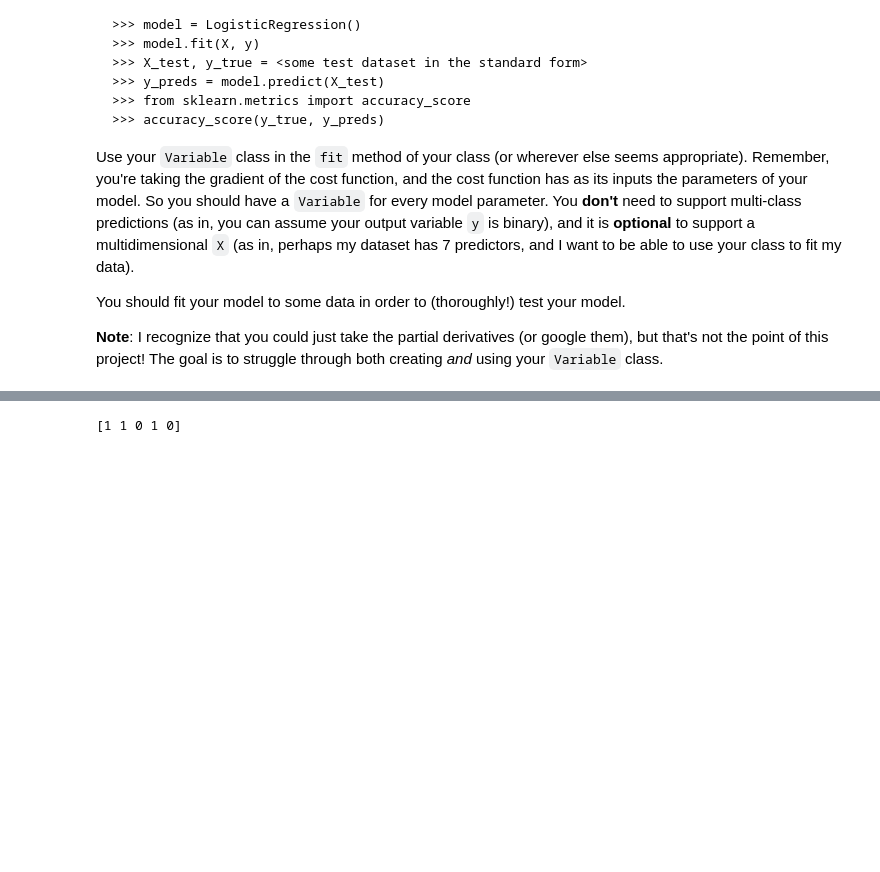
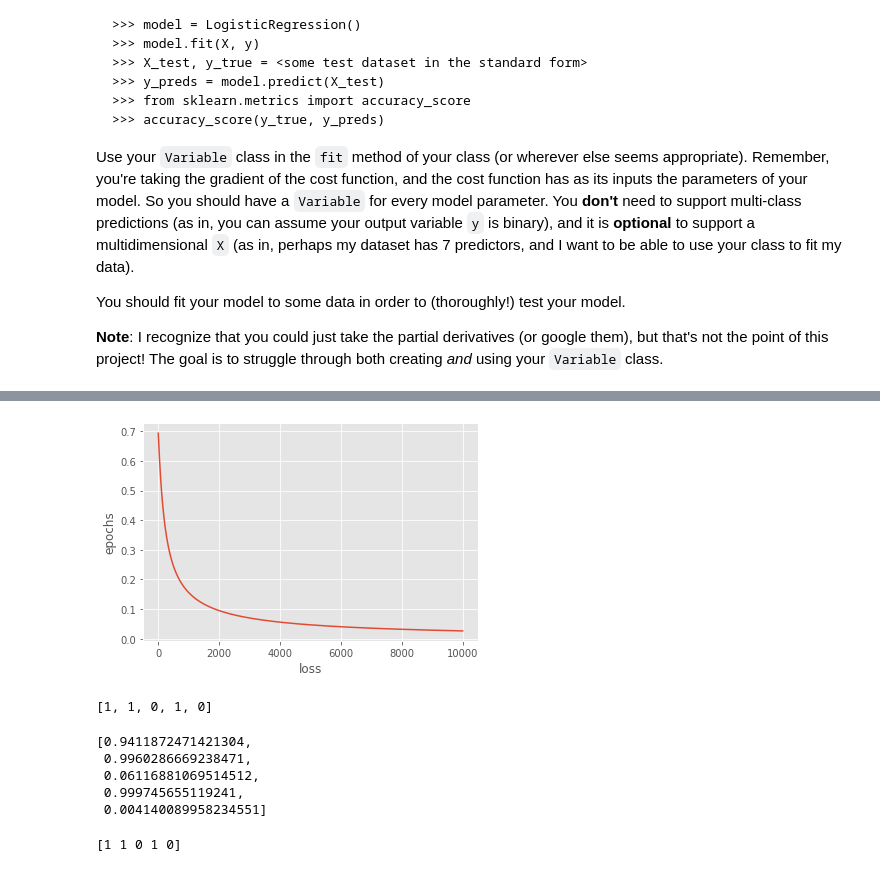
Before and after one commit to bharnav/CSC630-Machine-Learning, a Jupyter notebook: Gradients Project/project_gradients.ipynb, the cells around one changed output, grey strips where cells are left out. Cells and saved outputs as stored; diff of their text form; code cells hidden in the pictures; blank space fills up the shorter version.

Commit message:
loss function added for logistic_regression.py

```diff
--- a/Gradients Project/project_gradients.ipynb
+++ b/Gradients Project/project_gradients.ipynb
@@ -423,9 +423,10 @@ You should fit your model to some data in order to (thoroughly!) test your model
 # %%
 from logistic_regression import LogisticRegression
 # %%
-x = [[1,1,1],[2,2,2],[-1,-1,-1],[3,3,3],[-2,-2,-2]]
-y = [1,1,0,1,0]
+x = np.array([[1,1,1],[2,2,2],[-1,-1,-1],[3,3,3],[-2,-2,-2]])
+y = np.array([1,1,0,1,0])
 
-model = LogisticRegression(epochs = 5000, verbose = True)
+model = LogisticRegression()
 model.fit(x, y)
-print("Predictions: ", model.predict(x))
+predictions = model.predict(x)
+print("Predictions: ", predictions)
@@ -450,3 +433,22 @@ Predictions:  [0.9029169867903082, 0.988299836106908, 0.10132630430964136, 0.998
+# %%
+plt.plot(model.cost_list)
+plt.xlabel("loss")
+plt.ylabel("epochs")
+plt.show()
+# %% [output]
+[figure, added]
+# %%
+y
+# %% [output]
+[1, 1, 0, 1, 0]
+# %%
+predictions
+# %% [output]
+[0.9411872471421304,
+ 0.9960286669238471,
+ 0.06116881069514512,
+ 0.999745655119241,
+ 0.004140089958234551]
 # %%
 from sklearn.linear_model import LogisticRegression
 # %%
```
Also changed, not shown: parts of 2 cells of this notebook, 1 other file.
